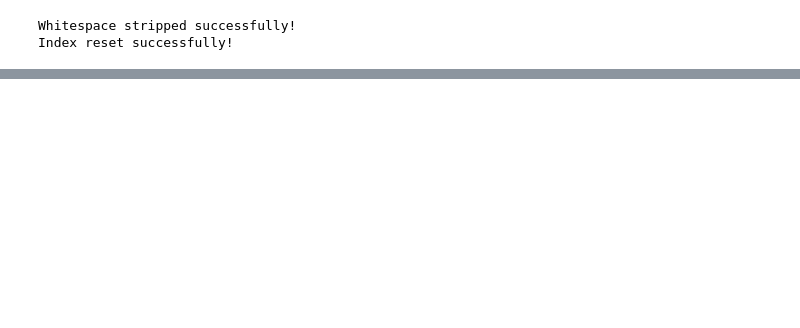
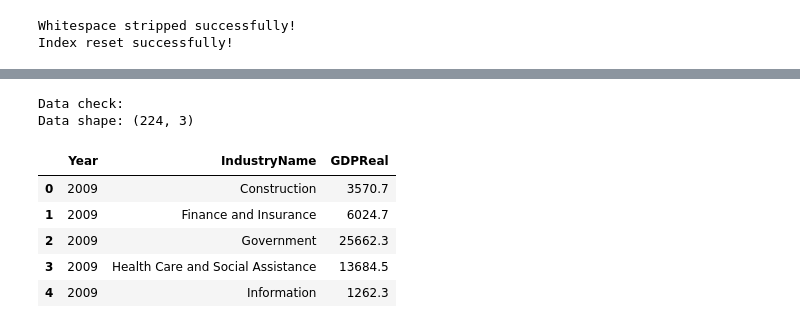
Before and after one commit to bgizzle78/nf-insights-project, a Jupyter notebook: notebooks/bea_sagdp9_wv_data_cleaning.ipynb, the cells around one changed output, grey strips where cells are left out. Saved outputs shown, nothing was run; the diff lists cells and outputs as text; code cells hidden in the pictures; blank space fills up the shorter version.

```diff
--- a/notebooks/bea_sagdp9_wv_data_cleaning.ipynb
+++ b/notebooks/bea_sagdp9_wv_data_cleaning.ipynb
@@ -186,3 +364,23 @@ Index reset successfully!
+# %%
+# Drop rows that didn't map
+sagdp9wv_mapped = sagdp9wv_long.dropna(subset=['IndustryName'])
+
+# Group by Year and BLS_Industry, summing GDPReal for subsectors
+sagdp9wv_grouped = sagdp9wv_mapped.groupby(['Year', 'IndustryName'], as_index=False)['GDPReal'].sum()
+
+# Data check
+print('Data check:')
+print('Data shape:', sagdp9wv_grouped.shape)
+sagdp9wv_grouped.head()
+# %% [output]
+Data check:
+Data shape: (224, 3)
+|  | Year | IndustryName | GDPReal |
+| 0 | 2009 | Construction | 3570.7 |
+| 1 | 2009 | Finance and Insurance | 6024.7 |
+| 2 | 2009 | Government | 25662.3 |
+| 3 | 2009 | Health Care and Social Assistance | 13684.5 |
+| 4 | 2009 | Information | 1262.3 |
 # %%
 # Check for duplicates
 print('Number of duplicate rows:', sagdp9wv_long.duplicated().sum())
```
Also changed, not shown: parts of 4 cells of this notebook, 2 other files.
